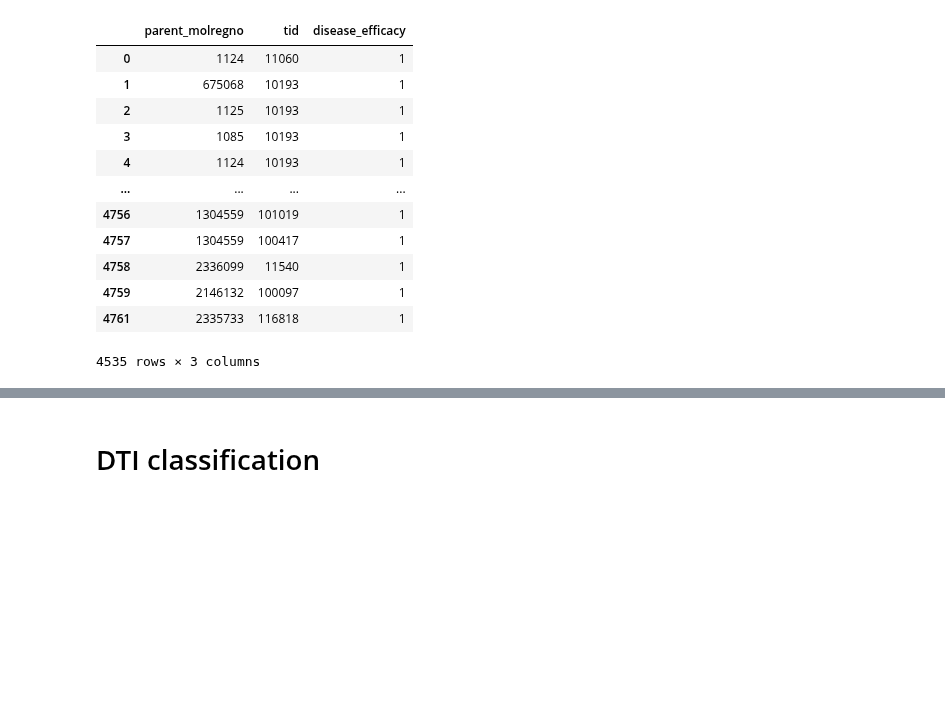
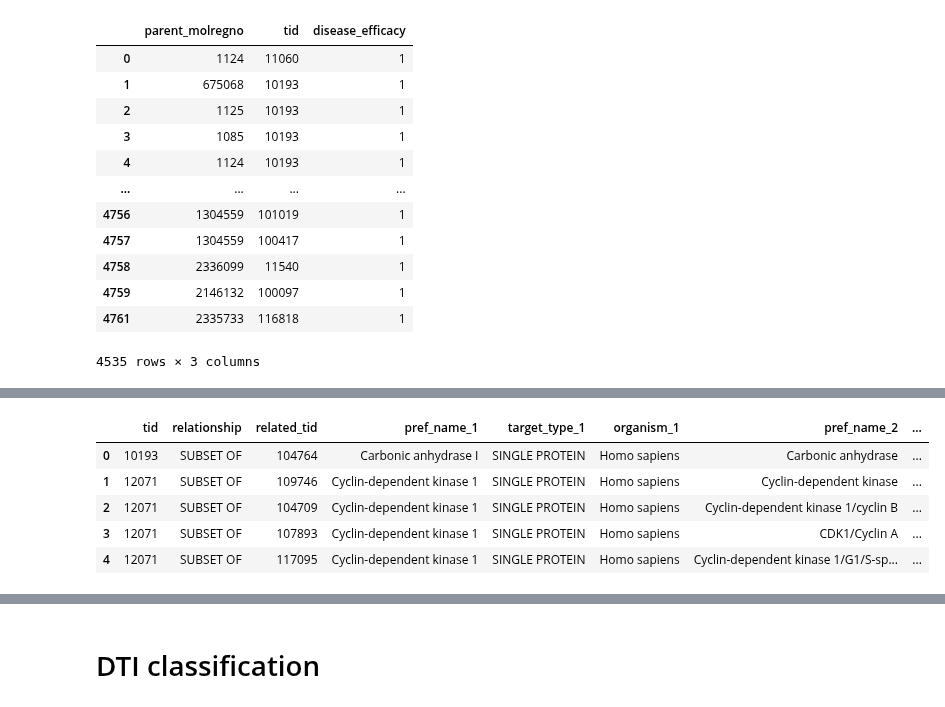
Before and after one commit to chembl/compound_target_pairs_dataset, a Jupyter notebook: Leeson_dataset_extraction.ipynb, the cells around one changed output, grey strips where cells are left out. Cells and saved outputs as stored; diff of their text form; code cells hidden in the pictures; blank space fills up the shorter version.

```diff
--- a/Leeson_dataset_extraction.ipynb
+++ b/Leeson_dataset_extraction.ipynb
@@ -464,0 +345,21 @@ df_dti = df_dti[df_dti['disease_efficacy'] == 1].copy()
+# %%
+sql_dti = '''
+select tr.tid, tr.relationship, tr.related_tid,
+    td1.pref_name as pref_name_1, td1.target_type as target_type_1, td1.organism as organism_1,
+    td2.pref_name as pref_name_2, td2.target_type as target_type_2, td2.organism as organism_2, td2.chembl_id as Target_chembl_id_2
+from target_relations tr
+inner join target_dictionary td1
+    on tr.tid = td1.tid
+inner join target_dictionary td2
+    on tr.related_tid = td2.tid
+'''
+
+df_related_targets = pd.read_sql_query(sql_dti, con=engine_ch)
+df_related_targets.head()
+# %% [output]
+|  | tid | relationship | related_tid | pref_name_1 | target_type_1 | organism_1 | pref_name_2 | ... |
+| 0 | 10193 | SUBSET OF | 104764 | Carbonic anhydrase I | SINGLE PROTEIN | Homo sapiens | Carbonic anhydrase | ... |
+| 1 | 12071 | SUBSET OF | 109746 | Cyclin-dependent kinase 1 | SINGLE PROTEIN | Homo sapiens | Cyclin-dependent kinase | ... |
+| 2 | 12071 | SUBSET OF | 104709 | Cyclin-dependent kinase 1 | SINGLE PROTEIN | Homo sapiens | Cyclin-dependent kinase 1/cyclin B | ... |
+| 3 | 12071 | SUBSET OF | 107893 | Cyclin-dependent kinase 1 | SINGLE PROTEIN | Homo sapiens | CDK1/Cyclin A | ... |
+| 4 | 12071 | SUBSET OF | 117095 | Cyclin-dependent kinase 1 | SINGLE PROTEIN | Homo sapiens | Cyclin-dependent kinase 1/G1/S-sp... | ... |
```
Also changed, not shown: parts of 43 cells of this notebook.
